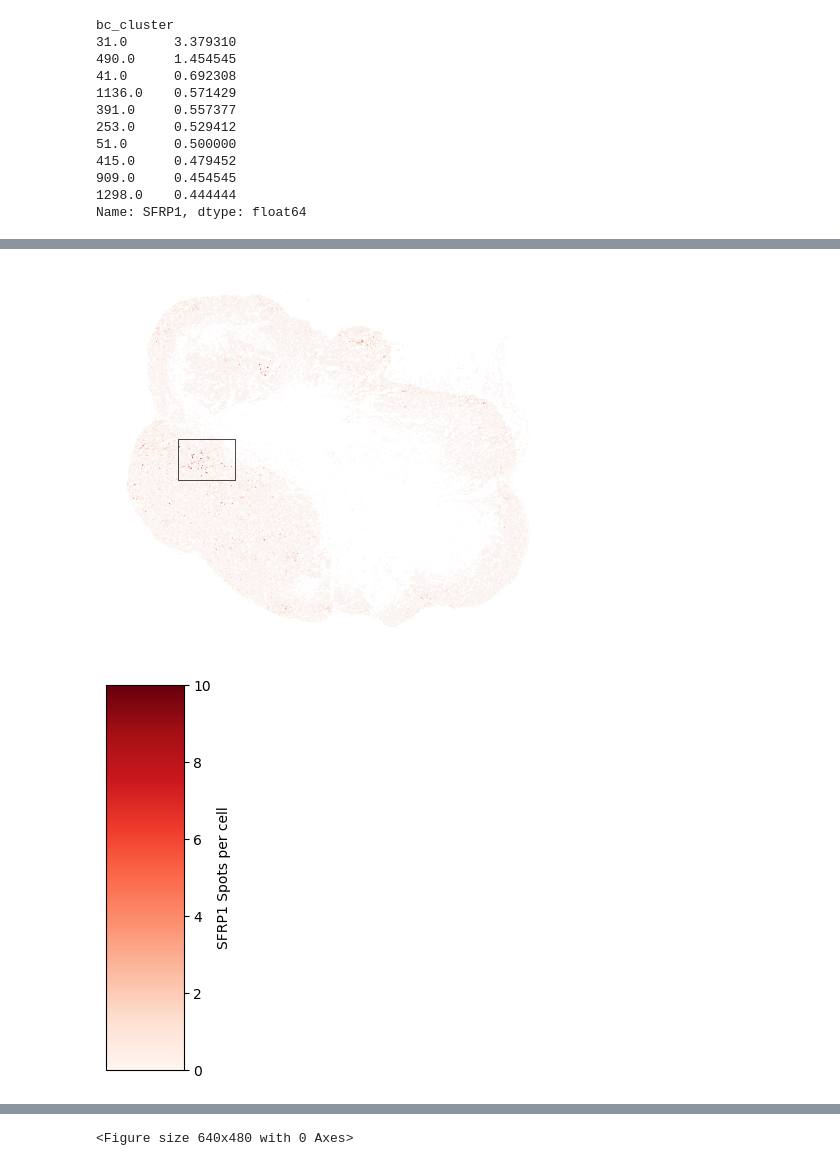
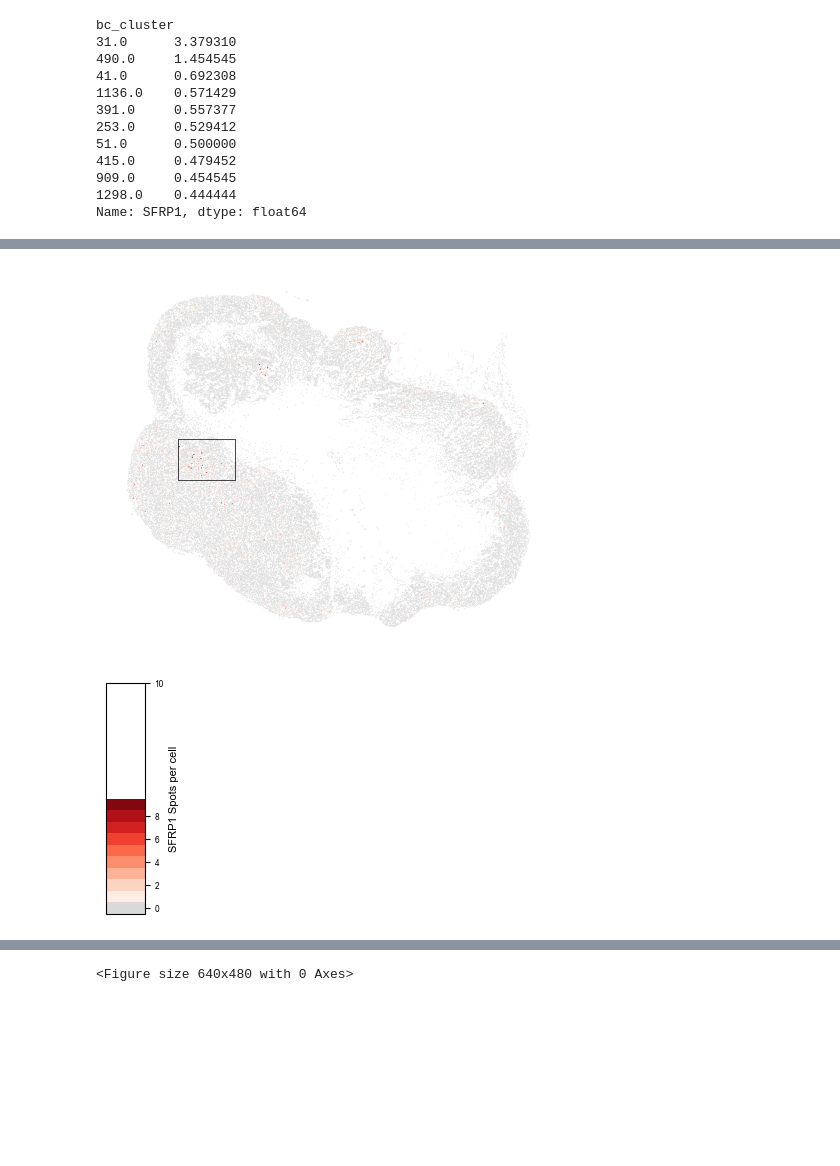
Before and after one commit to grantkinsler/SpatialBarcodes, a Jupyter notebook: paper/plotScripts/plot_clone_space_examples.ipynb, the cells around one changed output, grey strips where cells are left out. Drawn from its saved outputs; the diff is of its cells as text; code cells hidden in the pictures; blank space fills up the shorter version.

```diff
--- a/paper/plotScripts/plot_clone_space_examples.ipynb
+++ b/paper/plotScripts/plot_clone_space_examples.ipynb
@@ -30,6 +30,15 @@ import matplotlib
 # import matplotlib as mpl
 matplotlib.rcParams['pdf.fonttype'] = 42
 
+plt.rcParams['font.family'] = 'sans-serif'
+plt.rcParams['font.sans-serif'] = ['Arial']
+
+plt.rcParams['font.size'] = 6  # Set default font size for all text elements
+plt.rcParams['axes.labelsize'] = 8  # Set font size for axis labels
+plt.rcParams['xtick.labelsize'] = 6  # Set font size for x-axis tick labels
+plt.rcParams['ytick.labelsize'] = 6  # Set font size for y-axis tick labels
+plt.rcParams['legend.fontsize'] = 6  # Set font size for legend text
+
 from sklearn.cluster import AgglomerativeClustering as AggCluster
 
 %load_ext autoreload
@@ -39,9 +48,9 @@ from sklearn.cluster import AgglomerativeClustering as AggCluster
 import sys
 import os
 
-# tools_path  = '/Users/grantkinsler/Documents/Penn/Research/SpatialBarcodes/SpatialBarcodes/analysis/tools/tools.py'
+tools_path  = '/Users/grantkinsler/Documents/Penn/Research/SpatialBarcodes/SpatialBarcodes/analysis/tools/tools.py'
 
-tools_path  = '/Users/grantkinsler/Documents/Penn/Research/SpatialBarcodes/analysis/tools/tools.py'
+# tools_path  = '/Users/grantkinsler/Documents/Penn/Research/SpatialBarcodes/analysis/tools/tools.py'
 
 # /Users/grantkinsler/Documents/Penn/Research/SpatialBarcodes/analysis/tools/tools.py
 sys.path.append(os.path.dirname(os.path.expanduser(tools_path)))
@@ -260,13 +272,13 @@ central_ix = int(len(cluster_cells)/2)
 
 cell_id = cluster_cells[central_ix]
 
-region = tools.get_polygons_around_polygon(sg_obj,cell_id,image_scale=25,id_field='cell_id')
+region = tools.get_polygons_around_polygon(sg_obj,cell_id,image_scale=1,id_field='cell_id')
 
 # sg_obj.gdf['object_id'] = sg_obj.gdf.index
 # sg_obj.gdf['cell_id'] = sg_obj.gdf['cell_id'].astype('string')
 
 
-gene_names = tools.get_all_barcodes_in_region(df,region['cell_id'].values,id_field='cell_id')
+# gene_names = tools.get_all_barcodes_in_region(df,region['cell_id'].values,id_field='cell_id')
 
 
 fig,ax = plt.subplots()
@@ -301,10 +313,16 @@ other_clusters = sg_obj.gdf[sg_obj.gdf.geometry.intersects(bbox) & (~sg_obj.gdf[
 
 merged_gdf_other = merged_gdf[merged_gdf['cell_id'].isin(other_clusters['cell_id'].values)]
 
+cmap = matplotlib.cm.get_cmap('Reds').copy()
+# cmap.set_under('#F5F5F5')
+cmap.set_under('#d9d9d9')
+
 # print(merged_gdf_focal.shape)
 
-merged_gdf_other.plot(column=gene_of_interest, cmap='Reds', legend=False, ax=ax,
-                vmin=vmin,vmax=vmax,edgecolor='gray',linewidth=0.05)
+# merged_gdf_other.plot(column=gene_of_interest, cmap='Reds', legend=False, ax=ax,
+#                 vmin=vmin,vmax=vmax,edgecolor='gray',linewidth=0.05)
+merged_gdf_other.plot(column=gene_of_interest, cmap=cmap, legend=False, ax=ax,
+                vmin=1,vmax=vmax,edgecolor='gray',linewidth=0.05)
 
 # this_cluster = adata_genes[adata_genes.obs['bc_cluster']==cluster_of_interest]
 this_cluster = adata_genes[adata_genes.obs['object_id'].isin(manual_cluster['object_id'])]
@@ -312,8 +330,10 @@ this_cluster = adata_genes[adata_genes.obs['object_id'].isin(manual_cluster['obj
 merged_gdf_focal = merged_gdf[merged_gdf['cell_id'].isin(this_cluster.obs['cell_id'].values)]
 
 # print(merged_gdf_focal.shape)
-merged_gdf_focal.plot(column=gene_of_interest, cmap='Reds', legend=False, ax=ax,
-                vmin=vmin,vmax=vmax,edgecolor='k',linewidth=0.75,linestyle='--')
+# merged_gdf_focal.plot(column=gene_of_interest, cmap='Reds', legend=False, ax=ax,
+#                 vmin=vmin,vmax=vmax,edgecolor='k',linewidth=0.75,linestyle='--')
+merged_gdf_focal.plot(column=gene_of_interest, cmap=cmap, legend=False, ax=ax,
+                vmin=1,vmax=vmax,edgecolor='k',linewidth=0.5,linestyle='--')
 
 # rect = matplotlib.patches.Rectangle((xmin, ymin), (xmax-xmin), (ymax-ymin), linewidth=1, edgecolor='k', facecolor='none')
 
@@ -325,10 +345,11 @@ plt.gca().invert_yaxis()
 
 ax.set_xticks([])
 ax.set_yticks([])
-ax.set_facecolor('#F5F5F5')
+# ax.set_facecolor('#F5F5F5')
 
 # plt.savefig(f'plots/figures/forpaper_cluster_{cluster_of_interest}_SFRP1_zoom.pdf',bbox_inches='tight')
-plt.savefig(f'../graphs/cluster_{cluster_of_interest}_SFRP1_zoom.pdf',bbox_inches='tight',transparent=True)
+# plt.savefig(f'../graphs/cluster_{cluster_of_interest}_SFRP1_zoom.pdf',bbox_inches='tight',transparent=True)
+plt.savefig(f'../graphs/cluster_{cluster_of_interest}_SFRP1_zoom_grayed.pdf',bbox_inches='tight')
 
 
 ### PLOT THE FULL IMAGE WITH THE CLUSTER HIGHLIGHTED
@@ -336,8 +357,10 @@ fig,ax = plt.subplots()
 
 # ax = fig.add_subplot(223)
 
-merged_gdf.plot(column=gene_of_interest, cmap='Reds', legend=False,vmin=vmin,vmax=vmax,ax=ax,
-                edgecolor='#d9d9d9',linewidth=0.01)
+# merged_gdf.plot(column=gene_of_interest, cmap='Reds', legend=False,vmin=vmin,vmax=vmax,ax=ax,
+#                 edgecolor='#d9d9d9',linewidth=0.0)
+merged_gdf.plot(column=gene_of_interest, cmap=cmap, legend=False,vmin=1,vmax=vmax,ax=ax,
+                edgecolor='#d9d9d9',linewidth=0.0)
 
 
 # ax.set_facecolor('k')
@@ -345,23 +368,32 @@ rect = matplotlib.patches.Rectangle((xmin, ymin), (xmax-xmin), (ymax-ymin), line
 # Add the patch to the Axes
 ax.add_patch(rect)
 
-# ax.set_facecolor('#F5F5F5')
+ax.set_facecolor('#F5F5F5')
 # ax.set_xticks([])
 # ax.set_yticks([])
 plt.axis('off')
 plt.gca().invert_yaxis()
 
 # plt.savefig(f'plots/figures/forpaper_cluster_{cluster_of_interest}_SFRP1_full.pdf',bbox_inches='tight')
-plt.savefig(f'../graphs/cluster_{cluster_of_interest}_SFRP1_full.pdf',bbox_inches='tight',transparent=True)
+plt.savefig(f'../graphs/cluster_{cluster_of_interest}_SFRP1_full_grayed.pdf',bbox_inches='tight',transparent=True)
+plt.savefig(f'../graphs/cluster_{cluster_of_interest}_SFRP1_full_grayed.png',dpi=500,bbox_inches='tight',transparent=True)
 
 
 ### PLOT THE COLORBAR
-fig,ax = plt.subplots(figsize=(1,5))
-cb1 = matplotlib.colorbar.ColorbarBase(ax, cmap='Reds',
+fig,ax = plt.subplots(figsize=(0.5,3))
+# cb1 = matplotlib.colorbar.ColorbarBase(ax, cmap='Reds',
+#                             norm=norm,
+#                             orientation='vertical')
+norm = matplotlib.colors.Normalize(vmin=1, vmax=vmax,clip=False)
+cb1 = matplotlib.colorbar.ColorbarBase(ax, cmap=cmap,boundaries=[0]+list(np.arange(1,12,1)),ticks=[0,2,4,6,8,10],
                             norm=norm,
                             orientation='vertical')
 cb1.set_label('SFRP1 Spots per cell')
 
+cb1.set_ticks([x+0.5 for x in [0,2,4,6,8,10]])
+cb1.set_ticklabels(['0','2','4','6','8','10+'])
+# ax.set_yticks([x+0.5 for x in [0,2,4,6,8,10]],[0,2,4,6,8,10])
+
 # plt.savefig(f'plots/figures/forpaper_cluster_{cluster_of_interest}_SFRP1_cb.pdf',bbox_inches='tight')
-plt.savefig(f'../graphs/cluster_{cluster_of_interest}_SFRP1_colorbar.pdf',bbox_inches='tight',transparent=True)
+plt.savefig(f'../graphs/cluster_{cluster_of_interest}_SFRP1_colorbar_grayed.pdf',bbox_inches='tight',transparent=True)
 # %% [output]
@@ -370,2 +402,2 @@ plt.savefig(f'../graphs/cluster_{cluster_of_interest}_SFRP1_colorbar.pdf',bbox_i
 [figure]
-[figure, old version]
+[figure, new version]
```
Also changed, not shown: parts of 7 cells of this notebook, 10 other files.
